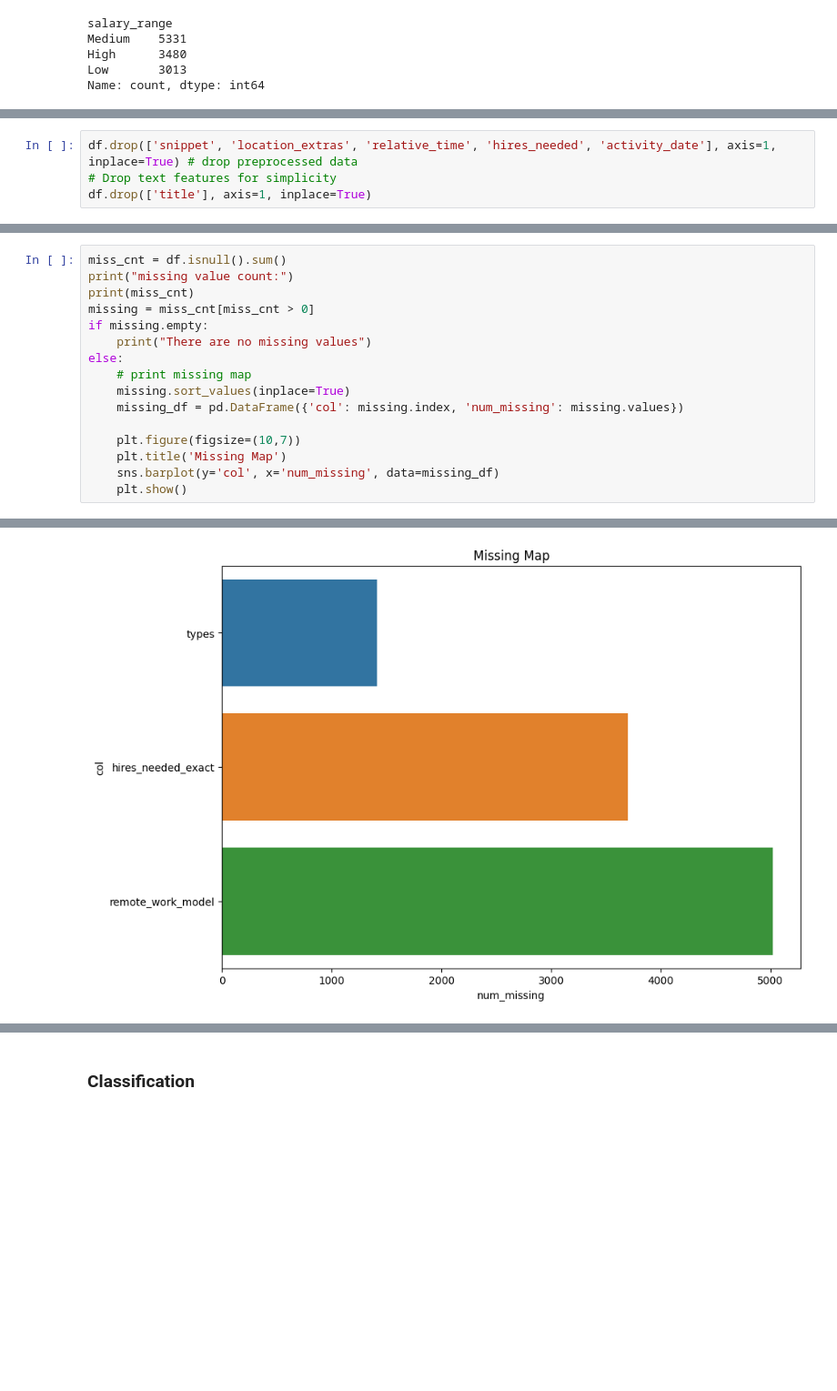
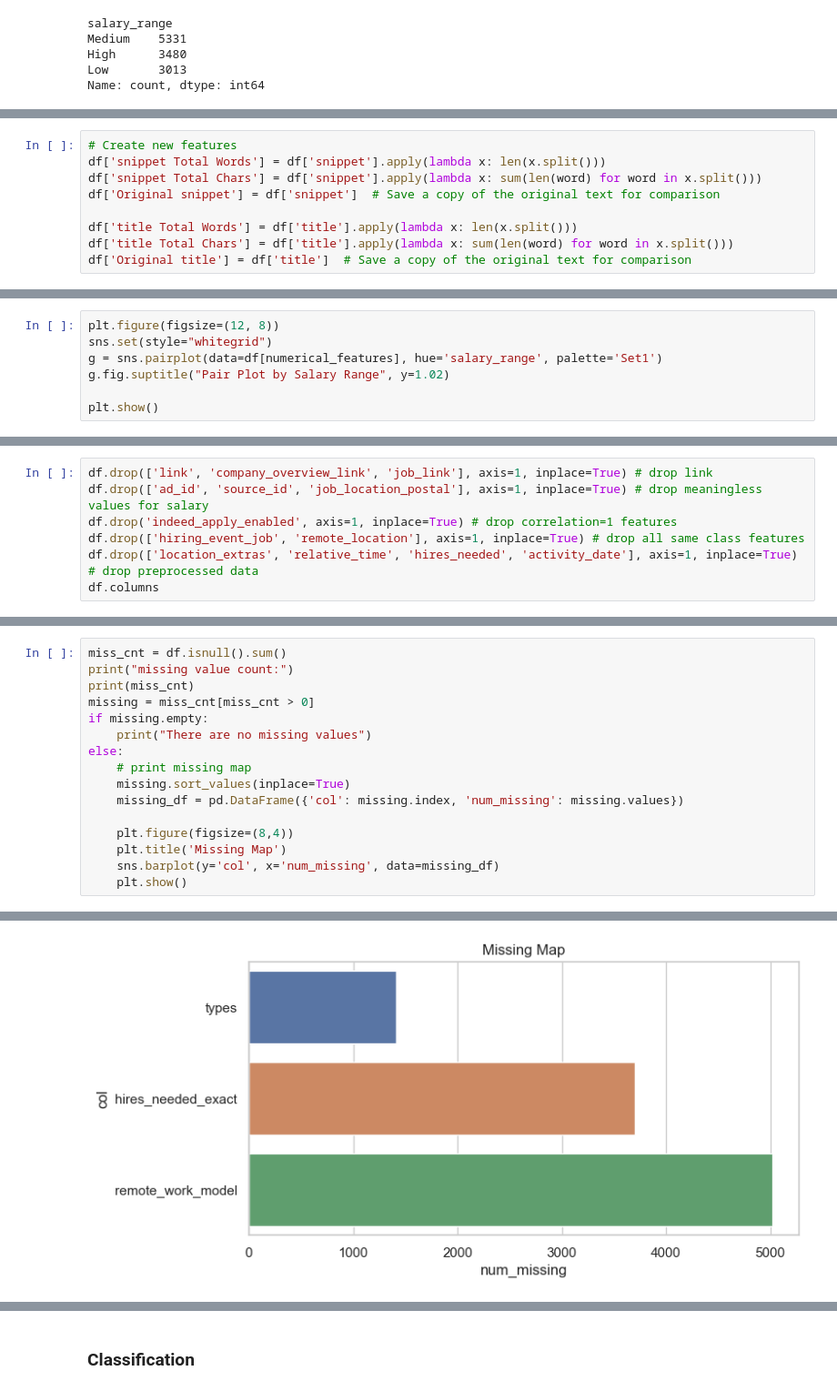
Before and after one commit to VM230705/DM_Final_Project, a Jupyter notebook: classification.ipynb, the cells around one changed output, grey strips where cells are left out. Shown at 91% size. Drawn from its saved outputs; the diff is of its cells as text; blank space fills up the shorter version.

```diff
--- a/classification.ipynb
+++ b/classification.ipynb
@@ -162,4 +157,9 @@ Name: count, dtype: int64
-# %%
-df.drop(['snippet', 'location_extras', 'relative_time', 'hires_needed', 'activity_date'], axis=1, inplace=True) # drop preprocessed data
-# Drop text features for simplicity
-df.drop(['title'], axis=1, inplace=True)
+# %%
+# Create new features
+df['snippet Total Words'] = df['snippet'].apply(lambda x: len(x.split()))
+df['snippet Total Chars'] = df['snippet'].apply(lambda x: sum(len(word) for word in x.split()))
+df['Original snippet'] = df['snippet']  # Save a copy of the original text for comparison
+
+df['title Total Words'] = df['title'].apply(lambda x: len(x.split()))
+df['title Total Chars'] = df['title'].apply(lambda x: sum(len(word) for word in x.split()))
+df['Original title'] = df['title']  # Save a copy of the original text for comparison
@@ -165,0 +176,7 @@ df.drop(['title'], axis=1, inplace=True)
+# %%
+plt.figure(figsize=(12, 8))
+sns.set(style="whitegrid")
+g = sns.pairplot(data=df[numerical_features], hue='salary_range', palette='Set1')
+g.fig.suptitle("Pair Plot by Salary Range", y=1.02)
+
+plt.show()
@@ -165,0 +220,7 @@ df.drop(['title'], axis=1, inplace=True)
+# %%
+df.drop(['link', 'company_overview_link', 'job_link'], axis=1, inplace=True) # drop link
+df.drop(['ad_id', 'source_id', 'job_location_postal'], axis=1, inplace=True) # drop meaningless values for salary
+df.drop('indeed_apply_enabled', axis=1, inplace=True) # drop correlation=1 features
+df.drop(['hiring_event_job', 'remote_location'], axis=1, inplace=True) # drop all same class features
+df.drop(['location_extras', 'relative_time', 'hires_needed', 'activity_date'], axis=1, inplace=True) # drop preprocessed data
+df.columns
@@ -175,7 +245,7 @@ else:
     missing.sort_values(inplace=True)
     missing_df = pd.DataFrame({'col': missing.index, 'num_missing': missing.values})
 
-    plt.figure(figsize=(10,7))
+    plt.figure(figsize=(8,4))
     plt.title('Missing Map')
     sns.barplot(y='col', x='num_missing', data=missing_df)
     plt.show()
@@ -199,2 +269,2 @@ salary_range             0
 dtype: int64
-[figure, old version]
+[figure, new version]
```
Also changed, not shown: parts of 30 cells of this notebook, 1 other file.
